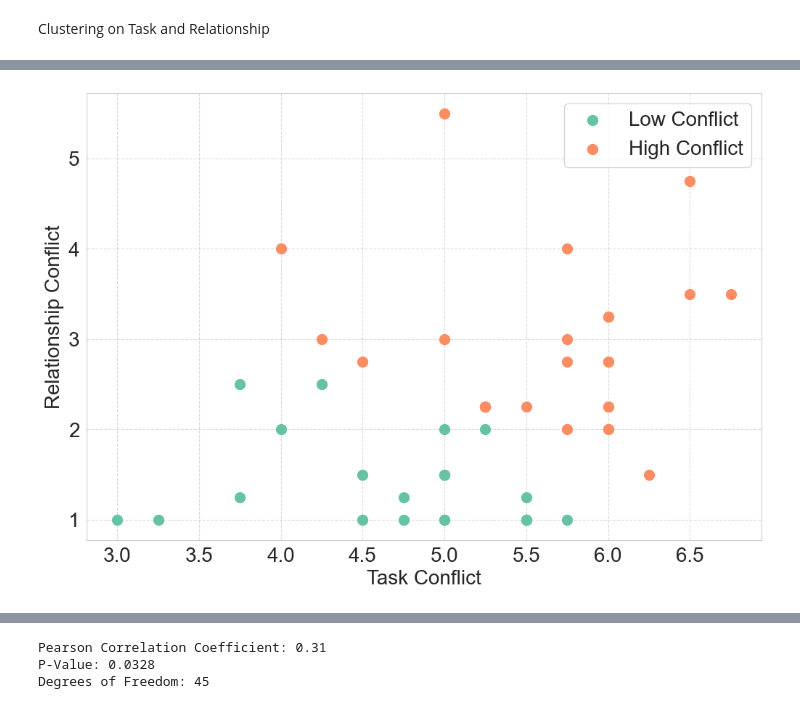
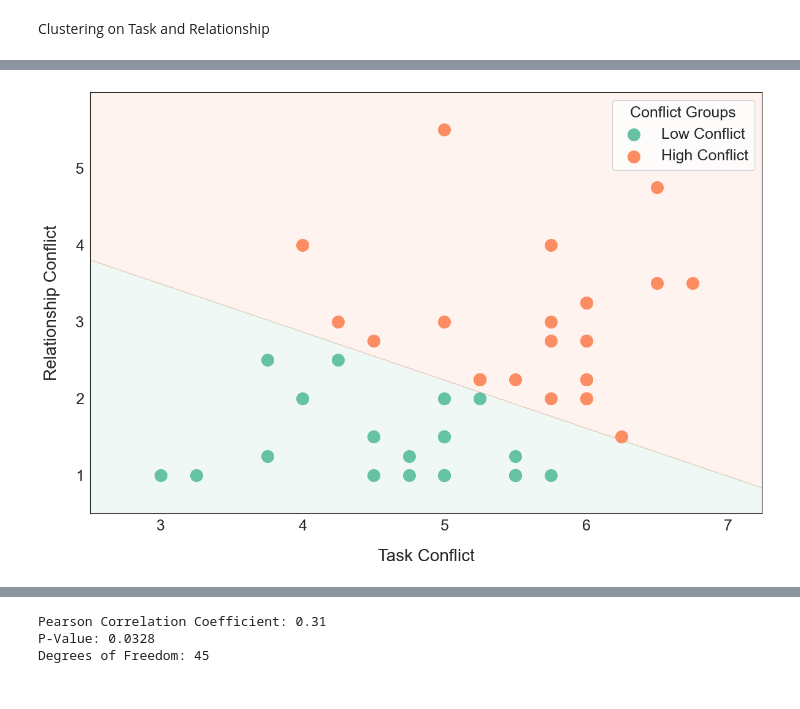
Before and after one commit to bbevis/Con2vec, a Jupyter notebook: Python/EDA.ipynb, the cells around one changed output, grey strips where cells are left out. Drawn from its saved outputs; the diff is of its cells as text; code cells hidden in the pictures.

```diff
--- a/Python/EDA.ipynb
+++ b/Python/EDA.ipynb
@@ -142,19 +144,31 @@ optimal_clusters = 2  # Update this based on the elbow point observed
 kmeans = KMeans(n_clusters=optimal_clusters, random_state=42)
 group_conflicts['Cluster'] = kmeans.fit_predict(group_conflicts[['Task_Conflict', 'Relationship_Conflict']])
 
+
 # Relabel the clusters
 group_conflicts['Cluster_Label'] = group_conflicts['Cluster'].replace({0: 'Low Conflict', 1: 'High Conflict', 2: 'Moderate Conflict'})
 
+print(group_conflicts)
+# Save the groups, cluster IDs, and average conflict scores to a CSV file
+# output_file_path = './Output/super_May22/group_clusters.csv'
+# group_conflicts.to_csv(output_file_path, index=False)
 
-# Save the groups, cluster IDs, and average conflict scores to a CSV file
-output_file_path = './Output/super_May22/group_clusters.csv'
-group_conflicts.to_csv(output_file_path, index=False)
+# Generate a mesh grid for shading the cluster areas
+x_min, x_max = group_conflicts['Task_Conflict'].min() - 0.5, group_conflicts['Task_Conflict'].max() + 0.5
+y_min, y_max = group_conflicts['Relationship_Conflict'].min() - 0.5, group_conflicts['Relationship_Conflict'].max() + 0.5
+xx, yy = np.meshgrid(np.arange(x_min, x_max, 0.01), np.arange(y_min, y_max, 0.01))
 
+# Predict the cluster for each point in the mesh grid
+Z = kmeans.predict(np.c_[xx.ravel(), yy.ravel()])
+Z = Z.reshape(xx.shape)
 
-# cluster visualization
+# Plot the clustering results
 plt.figure(figsize=(12, 8))
-sns.set_style("whitegrid")
+sns.set_style("white")  # Minimalist grid
 palette = sns.color_palette("Set2", optimal_clusters)
+
+# Plot the shaded cluster boundaries
+plt.contourf(xx, yy, Z, alpha=0.1, cmap=ListedColormap(palette))
 
 # Scatter plot for each cluster
 for cluster in range(optimal_clusters):
@@ -162,25 +176,45 @@ for cluster in range(optimal_clusters):
     plt.scatter(
         cluster_data['Task_Conflict'],
         cluster_data['Relationship_Conflict'],
-        s=100,  # Larger points
-        label=f"{cluster_data['Cluster_Label'].iloc[0]}",  # Use the relabeled cluster name
-        color=palette[cluster]
+        s=200,  # Larger points
+        label=f"{cluster_data['Cluster_Label'].iloc[0]}",
+        color=palette[cluster],
+        # edgecolor='black',
+        # linewidth=0.5
+        alpha=1  # Slight transparency for elegance
     )
 
 
+# Add cluster labels directly to areas
+# cluster_centers = kmeans.cluster_centers_
+# for i, (center_x, center_y) in enumerate(cluster_centers):
+#     plt.text(
+#         center_x,
+#         center_y,
+#         f"{group_conflicts['Cluster_Label'].unique()[i]}",
+#         fontsize=15,
+#         weight='bold',
+#         color='black',
+#         ha='center',
+#         bbox=dict(facecolor='white', alpha=0.8, edgecolor='none', boxstyle='round,pad=0.3')
+#     )
+
+# Add centroids
+# centroids = kmeans.cluster_centers_
+# plt.scatter(centroids[:, 0], centroids[:, 1], s=300, c='black', marker='X', edgecolor='white', linewidth=2)
+
 # Axis labels and title
-plt.xlabel('Task Conflict', fontsize=20)
-plt.ylabel('Relationship Conflict', fontsize=20)
-# plt.title('Clustering of Groups Based on Conflict Dimensions\non a scale from 1 - 7', fontsize=20)
+plt.xlabel('Task Conflict', fontsize=20, labelpad=18)
+plt.ylabel('Relationship Conflict', fontsize=20, labelpad=18)
 
-plt.xticks(fontsize = 20)
-plt.yticks(fontsize = 20)
+plt.xticks(fontsize=18)
+plt.yticks(fontsize=18)
 
-# Legend and grid
-plt.legend(fontsize=20)
-plt.grid(True, linestyle='--', alpha=0.7)
+# Legend (optional if cluster labels are inside areas)
+plt.legend(fontsize=18, loc='upper right', frameon=True, title='Conflict Groups', title_fontsize=18)
+
+# Save and show the plot
+plt.tight_layout()
+plt.savefig('./Output/super_May22/clean_cluster_plot.png', dpi=300)
 plt.show()
-
-# Display the cluster assignments
-print(group_conflicts)
 # %% [output]
@@ -187 +238 @@ print(group_conflicts)
-[figure, old version]
+[figure, new version]
```
Also changed, not shown: parts of 4 cells of this notebook, 3 other files.
